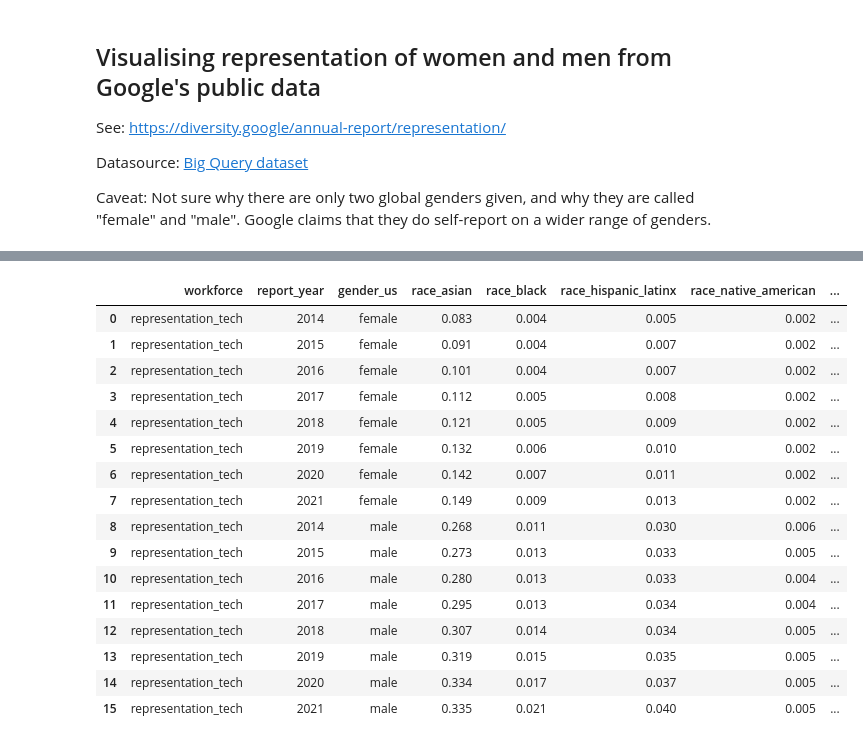
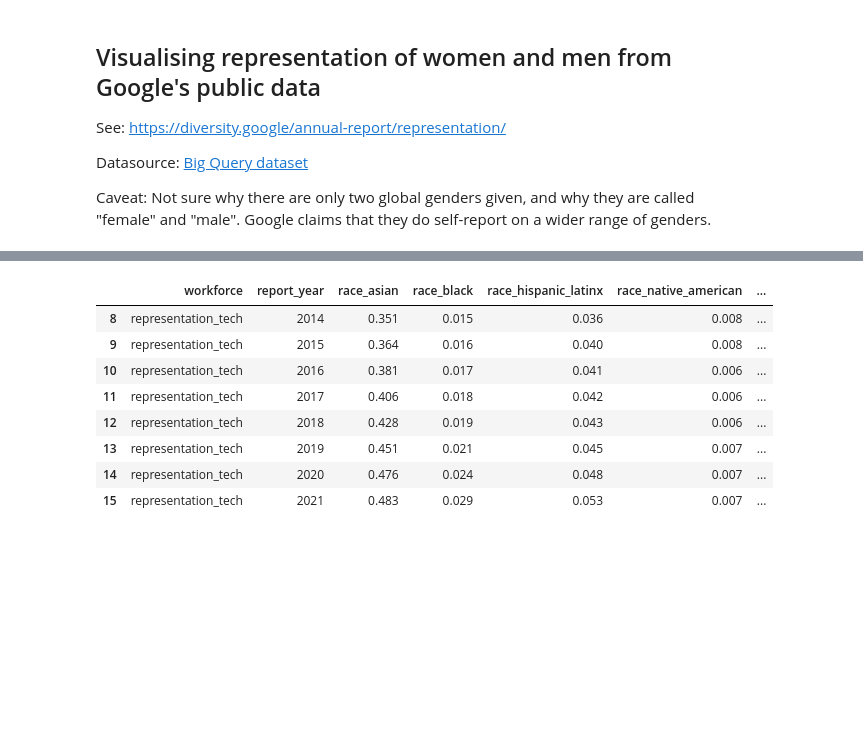
Before and after one commit to duanasq/learning-ds-public, a Jupyter notebook: google_dei_display.ipynb, the cells around one changed output, grey strips where cells are left out. Drawn from its saved outputs; the diff is of its cells as text; code cells hidden in the pictures; blank space fills up the shorter version.

```diff
--- a/google_dei_display.ipynb
+++ b/google_dei_display.ipynb
@@ -13,7 +13,7 @@ import json
 import matplotlib.pyplot as plt
 # %%
 # How to fetch this data
-# 1. Load the public dataset in Big Query. Explort the table dar_intersectional_representation as a csv file
-df = pd.read_csv('google_dei_dar_intersectional_representation.csv')
+# 1. Load the public dataset in Big Query. Explort the table dar_non_intersectional_representation as a csv file
+df = pd.read_csv('google_dei_dar_non_intersectional_representation.csv')
 df
 # %% [output]
@@ -33,22 +37,13 @@ df
 # %%
 df_tech = df[df["workforce"] == "representation_tech" ].copy()
-df_tech["percent"] = df["race_asian"] + df["race_black"] + df["race_hispanic_latinx"] + df["race_native_american"] + df["race_white"]
 df_tech
 # %% [output]
-|  | workforce | report_year | gender_us | race_asian | race_black | race_hispanic_latinx | race_native_american | ... |
-| 0 | representation_tech | 2014 | female | 0.083 | 0.004 | 0.005 | 0.002 | ... |
-| 1 | representation_tech | 2015 | female | 0.091 | 0.004 | 0.007 | 0.002 | ... |
-| 2 | representation_tech | 2016 | female | 0.101 | 0.004 | 0.007 | 0.002 | ... |
-| 3 | representation_tech | 2017 | female | 0.112 | 0.005 | 0.008 | 0.002 | ... |
-| 4 | representation_tech | 2018 | female | 0.121 | 0.005 | 0.009 | 0.002 | ... |
-| 5 | representation_tech | 2019 | female | 0.132 | 0.006 | 0.010 | 0.002 | ... |
-| 6 | representation_tech | 2020 | female | 0.142 | 0.007 | 0.011 | 0.002 | ... |
-| 7 | representation_tech | 2021 | female | 0.149 | 0.009 | 0.013 | 0.002 | ... |
-| 8 | representation_tech | 2014 | male | 0.268 | 0.011 | 0.030 | 0.006 | ... |
-| 9 | representation_tech | 2015 | male | 0.273 | 0.013 | 0.033 | 0.005 | ... |
-| 10 | representation_tech | 2016 | male | 0.280 | 0.013 | 0.033 | 0.004 | ... |
-| 11 | representation_tech | 2017 | male | 0.295 | 0.013 | 0.034 | 0.004 | ... |
-| 12 | representation_tech | 2018 | male | 0.307 | 0.014 | 0.034 | 0.005 | ... |
-| 13 | representation_tech | 2019 | male | 0.319 | 0.015 | 0.035 | 0.005 | ... |
-| 14 | representation_tech | 2020 | male | 0.334 | 0.017 | 0.037 | 0.005 | ... |
-| 15 | representation_tech | 2021 | male | 0.335 | 0.021 | 0.040 | 0.005 | ... |
+|  | workforce | report_year | race_asian | race_black | race_hispanic_latinx | race_native_american | ... |
+| 8 | representation_tech | 2014 | 0.351 | 0.015 | 0.036 | 0.008 | ... |
+| 9 | representation_tech | 2015 | 0.364 | 0.016 | 0.040 | 0.008 | ... |
+| 10 | representation_tech | 2016 | 0.381 | 0.017 | 0.041 | 0.006 | ... |
+| 11 | representation_tech | 2017 | 0.406 | 0.018 | 0.042 | 0.006 | ... |
+| 12 | representation_tech | 2018 | 0.428 | 0.019 | 0.043 | 0.006 | ... |
+| 13 | representation_tech | 2019 | 0.451 | 0.021 | 0.045 | 0.007 | ... |
+| 14 | representation_tech | 2020 | 0.476 | 0.024 | 0.048 | 0.007 | ... |
+| 15 | representation_tech | 2021 | 0.483 | 0.029 | 0.053 | 0.007 | ... |
```
Also changed, not shown: parts of 3 cells of this notebook.
